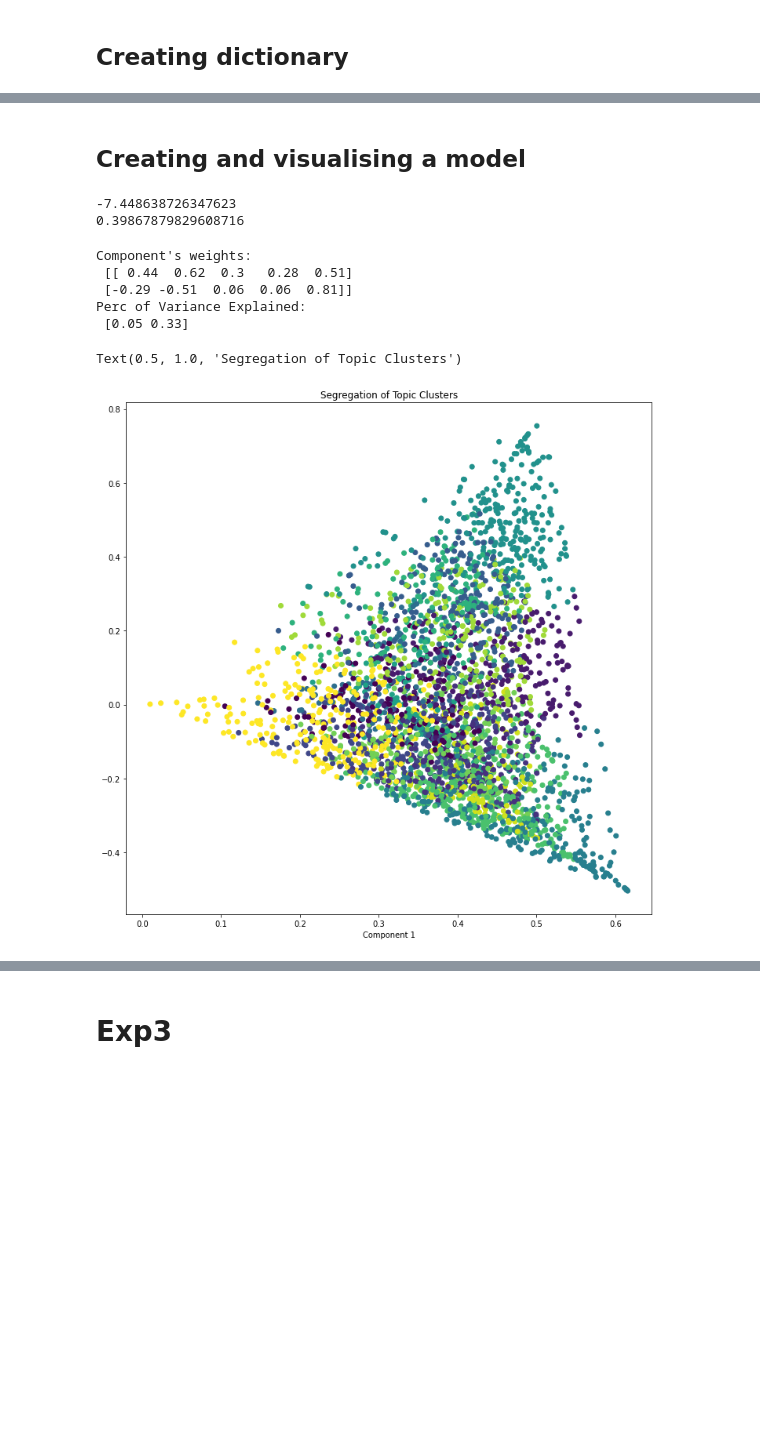
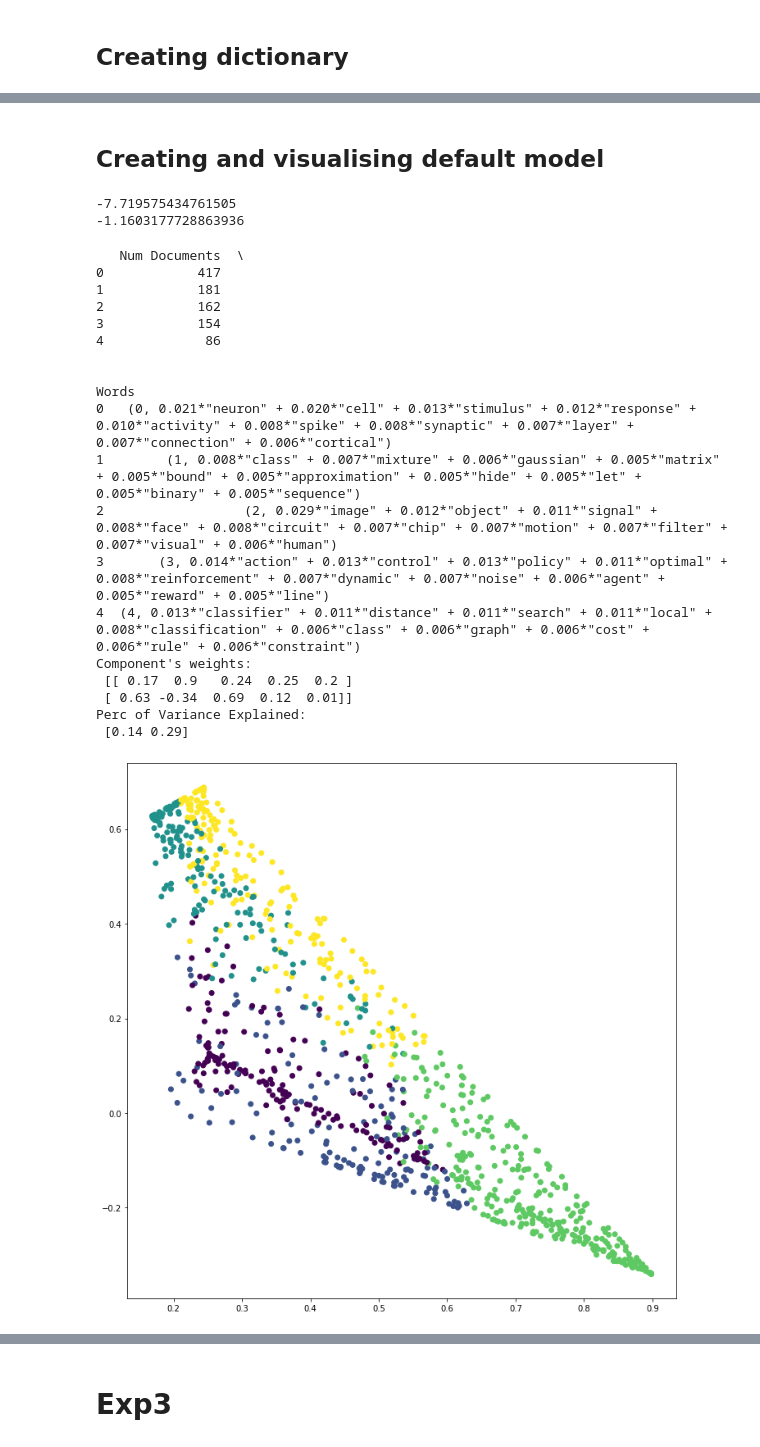
Before and after one commit to 2021-FIIT-Bc-projects/BP-Eliseeva-Najdiskutovanejsie_temy_v_dokumentoch, a Jupyter notebook: Bakalarka_vsetky_experementy.ipynb, the cells around one changed output, grey strips where cells are left out. Drawn from its saved outputs; the diff is of its cells as text; code cells hidden in the pictures; blank space fills up the shorter version.

```diff
--- a/Bakalarka_vsetky_experementy.ipynb
+++ b/Bakalarka_vsetky_experementy.ipynb
@@ -751,14 +520,14 @@ d
 # %% [markdown]
-## Creating and visualising a model
+## Creating and visualising default model
 # %%
 lda_model = gensim.models.ldamodel.LdaModel(corpus=corpus_train,
                                            id2word=id2word,
-                                           num_topics=6,
+                                           num_topics=5,
                                            random_state=100,
-                                           chunksize=200,
+                                           chunksize=100,
                                            passes=2)
 
 measure_model(lda_model, corpus_test, data, id2word)
 # %% [output]
--7.448638726347623
-0.39867879829608716
+-7.719575434761505
+-1.1603177728863936
@@ -771,31 +534,22 @@ for i in range(len(data)):
-# %%
-clusters = KMeans(n_clusters=15, random_state=100).fit_predict(lda_output)
-
-# Build the Singular Value Decomposition(SVD) model
-svd_model = TruncatedSVD(n_components=2)  # 2 components
-lda_output_svd = svd_model.fit_transform(lda_output)
-
-# X and Y axes of the plot using SVD decomposition
-x = lda_output_svd[:, 0]
-y = lda_output_svd[:, 1]
-
-# Weights for the 15 columns of lda_output, for each component
-print("Component's weights: \n", np.round(svd_model.components_, 2))
-
-# Percentage of total information in 'lda_output' explained by the two components
-print("Perc of Variance Explained: \n", np.round(svd_model.explained_variance_ratio_, 2))
-# %% [output]
-Component's weights:
- [[ 0.44  0.62  0.3   0.28  0.51]
- [-0.29 -0.51  0.06  0.06  0.81]]
-Perc of Variance Explained:
- [0.05 0.33]
-# %%
-plt.figure(figsize=(12, 12))
-plt.scatter(x, y, c=clusters)
-plt.xlabel('Component 2')
-plt.xlabel('Component 1')
-plt.title("Segregation of Topic Clusters", )
-# %% [output]
-Text(0.5, 1.0, 'Segregation of Topic Clusters')
-[figure, removed]
+# %%
+create_clusters_svd(lda_model)
+# %% [output]
+   Num Documents  \
+0            417
+1            181
+2            162
+3            154
+4             86
+
+                                                                                                                                                                                     Words
+0   (0, 0.021*"neuron" + 0.020*"cell" + 0.013*"stimulus" + 0.012*"response" + 0.010*"activity" + 0.008*"spike" + 0.008*"synaptic" + 0.007*"layer" + 0.007*"connection" + 0.006*"cortical")
+1        (1, 0.008*"class" + 0.007*"mixture" + 0.006*"gaussian" + 0.005*"matrix" + 0.005*"bound" + 0.005*"approximation" + 0.005*"hide" + 0.005*"let" + 0.005*"binary" + 0.005*"sequence")
+2                  (2, 0.029*"image" + 0.012*"object" + 0.011*"signal" + 0.008*"face" + 0.008*"circuit" + 0.007*"chip" + 0.007*"motion" + 0.007*"filter" + 0.007*"visual" + 0.006*"human")
+3       (3, 0.014*"action" + 0.013*"control" + 0.013*"policy" + 0.011*"optimal" + 0.008*"reinforcement" + 0.007*"dynamic" + 0.007*"noise" + 0.006*"agent" + 0.005*"reward" + 0.005*"line")
+4  (4, 0.013*"classifier" + 0.011*"distance" + 0.011*"search" + 0.011*"local" + 0.008*"classification" + 0.006*"class" + 0.006*"graph" + 0.006*"cost" + 0.006*"rule" + 0.006*"constraint")
+Component's weights:
+ [[ 0.17  0.9   0.24  0.25  0.2 ]
+ [ 0.63 -0.34  0.69  0.12  0.01]]
+Perc of Variance Explained:
+ [0.14 0.29]
+[figure, added]
```
Also changed, not shown: parts of 52 cells of this notebook.
